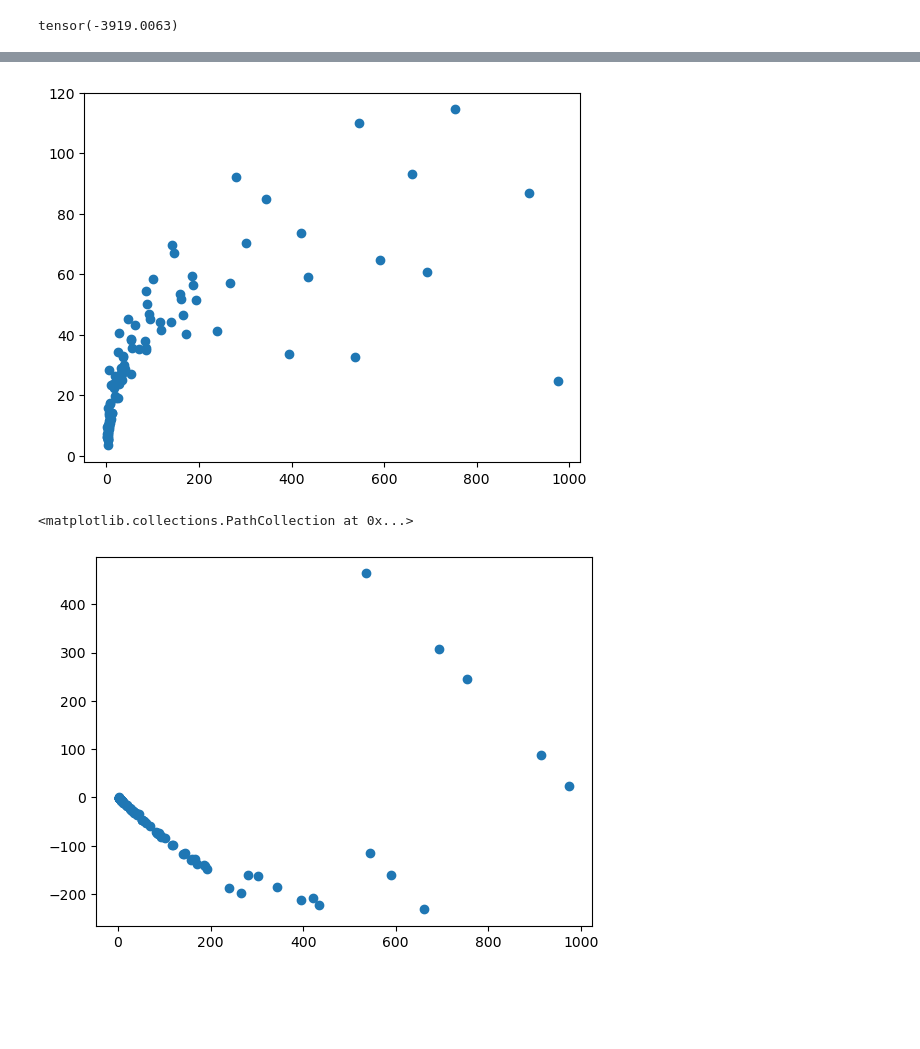
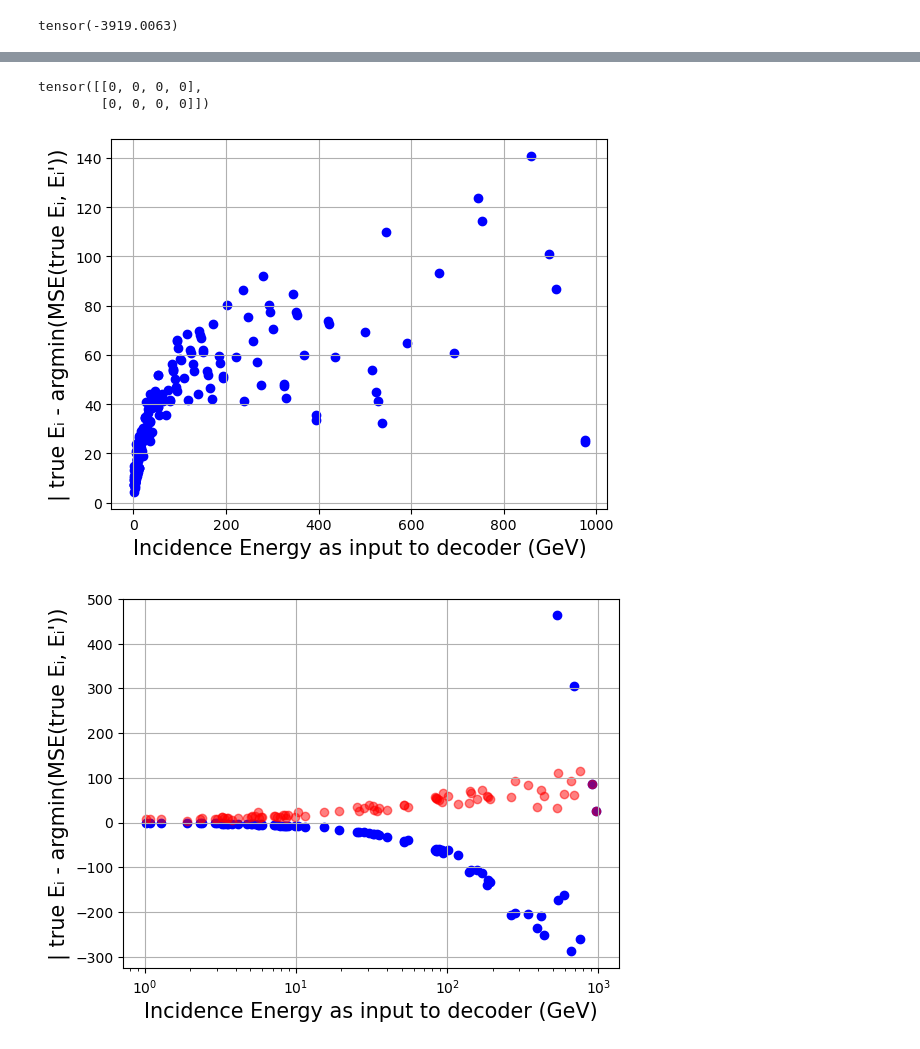
Before and after one commit to QaloSim/CaloQVAE, a Jupyter notebook: notebooks/RBMandEncodedData.ipynb, the cells around one changed output, grey strips where cells are left out. Saved outputs shown, nothing was run; the diff lists cells and outputs as text; code cells hidden in the pictures; blank space fills up the shorter version.

Commit message:
generating encoded samples and inc energy dependence on prediction

```diff
--- a/notebooks/RBMandEncodedData.ipynb
+++ b/notebooks/RBMandEncodedData.ipynb
@@ -628,28 +498,28 @@ def error_btwn_input_and_recon_with_different_label(ind, start=3, stop=6, num=50
 
             output_activations = engine.model._inference_energy_activation_fct(output_activations) * engine.model._hit_smoothing_dist_mod(output_hits, beta, True)
 
-            er = torch.pow(output_activations.sum(dim=1) - x_ind.to(dev).sum(dim=1), 2).cpu().numpy()
-            er_m_list.append(np.mean(er)/1000)
-            er_std_list.append(np.std(er)/1000)
+            er = torch.pow(output_activations.sum(dim=1) - x_ind.to(dev).sum(dim=1), 2) #.cpu().numpy()
+            er_m_list.append(er.mean().item()/1000)
+            er_std_list.append(er.std().item()/1000)
 
             # spar_er = (((x_ind.to(dev).sign()==0).sum(dim=1)/x_ind.to(dev).shape[1] - (output_activations.sign()==0).sum(dim=1)/output_activations.shape[1])/((x_ind.to(dev).sign()==0).sum(dim=1)/x_ind.to(dev).shape[1] + 1)).cpu().numpy()
             # spar_er = (((x_ind.to(dev).sign()==0).sum(dim=1) / (output_activations.sign()==0).sum(dim=1))).cpu().numpy()
-            spar_er = ((x_ind.to(dev).sign() - output_activations.sign()).abs().sum(dim=1)).cpu().numpy()
-            sp_er_m_list.append(np.mean(spar_er))
-            sp_er_std_list.append(np.std(spar_er))
+            spar_er = ((x_ind.to(dev).sign() - output_activations.sign()).abs().sum(dim=1)) #.cpu().numpy()
+            sp_er_m_list.append(spar_er.mean().item())
+            sp_er_std_list.append(spar_er.std().item())
 
     return er_m_list, er_std_list, log_space_values, en_ind[0].item(), in_data.sum(dim=1)[0].item(), sp_er_m_list, sp_er_std_list
 # %%
 # log_space_values[np.argmin(er_m_list)]
 # (in_data.sign() - in_data.sign()).abs().sum(dim=1)
 # %%
-er_m_list, er_std_list, log_space_values, en_inc, shower_sum_in, sp_er_m_list, sp_er_std_list = error_btwn_input_and_recon_with_different_label(1, num=50)
+er_m_list, er_std_list, log_space_values, en_inc, shower_sum_in, sp_er_m_list, sp_er_std_list = error_btwn_input_and_recon_with_different_label(100, num=50)
 
-plt.errorbar(log_space_values, er_m_list, yerr=er_std_list, fmt='o', ecolor='lightgray', elinewidth=3, capsize=0, alpha=0.6)
+plt.errorbar(log_space_values, er_m_list, yerr=er_std_list, fmt='o', ecolor='gray', elinewidth=3, capsize=0, alpha=0.6, color="blue")
 plt.xscale("log")
 plt.yscale("log")
-plt.axvline(en_inc, label="Inc energy as input to encoder")
-plt.axvline(shower_sum_in, c='r')
+plt.axvline(en_inc, label="Inc energy as input to encoder", linestyle="dashdot", color='black')
+# plt.axvline(shower_sum_in, c='r')
 plt.grid(True)
 plt.xlabel("Incidence Energy as input to decoder (GeV)", fontsize=15)
 plt.ylabel("MSE(input, prediction)", fontsize=15)
@@ -673,19 +543,28 @@ plt.show()
+# %%
+res_ar = torch.tensor([[0,0,0,0]])
+torch.cat([res_ar, res_ar], dim=0)
+# %% [output]
+tensor([[0, 0, 0, 0],
+        [0, 0, 0, 0]])
 # %%
-res_ar = np.array([[0,0,0,0]])
+res_ar = torch.tensor([[0,0,0,0]])
+# res_ar = np.array([[0,0,0,0]])
 
-for i in range(100):
+for i in range(200):
+    # print(i)
     er_m_list, er_std_list, log_space_values, en_inc, shower_sum_in, sp_er_m_list, sp_er_std_list = error_btwn_input_and_recon_with_different_label(i, num=50)
 
-    energy_label_min = log_space_values[np.argmin(er_m_list)]
-    energy_label_min_spar = log_space_values[np.argmin(sp_er_m_list)]
-    res_ar = np.concatenate((res_ar, np.array([[energy_label_min, en_inc, shower_sum_in, energy_label_min_spar]])), axis=0)
+    energy_label_min = log_space_values[torch.tensor(er_m_list).argmin().item()]
+    energy_label_min_spar = log_space_values[torch.tensor(sp_er_m_list).argmin().item()]
+    # res_ar = np.concatenate((res_ar, np.array([[energy_label_min, en_inc, shower_sum_in, energy_label_min_spar]])), axis=0)
+    res_ar = torch.cat([res_ar, torch.tensor([[energy_label_min, en_inc, shower_sum_in, energy_label_min_spar]])], dim=0)
 # %%
-plt.scatter(res_ar[1:,1]/1000, (res_ar[1:,0] - res_ar[1:,1])/1000)
-# plt.scatter(np.log(res_ar[1:,2]/1000), np.log((res_ar[1:,1] - res_ar[1:,2])/res_ar[1:,2]))
-# plt.xscale('log')
-# plt.yscale('log')
-# plt.plot([-1,7],m*np.array([-1,7]) + b, c='r')
+plt.scatter(res_ar[1:,1]/1000, (res_ar[1:,0] - res_ar[1:,1])/1000, color='b')
+plt.grid(True)
+plt.xlabel("Incidence Energy as input to decoder (GeV)", fontsize=15)
+plt.ylabel("| true Eᵢ - argmin(MSE(true Eᵢ, Eᵢ'))", fontsize=15)
+# plt.legend(framealpha=0.5, fontsize=15)
 plt.show()
 # %% [output]
-[figure, old version]
+[figure, new version]
 # %%
@@ -693,6 +572,12 @@ m,b = np.polyfit(np.log(res_ar[1:,2]/1000), np.log((res_ar[1:,0] - res_ar[1:,2])
 # %%
-plt.scatter(res_ar[1:,1]/1000, (res_ar[1:,3] - res_ar[1:,1])/1000)
+plt.scatter(res_ar[1:,1]/1000, (res_ar[1:,3] - res_ar[1:,1])/1000, color='b')
+plt.scatter(res_ar[1:,1]/1000, (res_ar[1:,0] - res_ar[1:,1])/1000, color='red', alpha=0.5)
+plt.grid(True)
+plt.xlabel("Incidence Energy as input to decoder (GeV)", fontsize=15)
+plt.ylabel("| true Eᵢ - argmin(MSE(true Eᵢ, Eᵢ'))", fontsize=15)
+# plt.legend(framealpha=0.5, fontsize=15)
+plt.xscale("log")
+plt.show()
 # %% [output]
-<matplotlib.collections.PathCollection at 0x...>
-[figure, old version]
+[figure, new version]
 # %%
```
Also changed, not shown: parts of 8 cells of this notebook, 2 other files.
